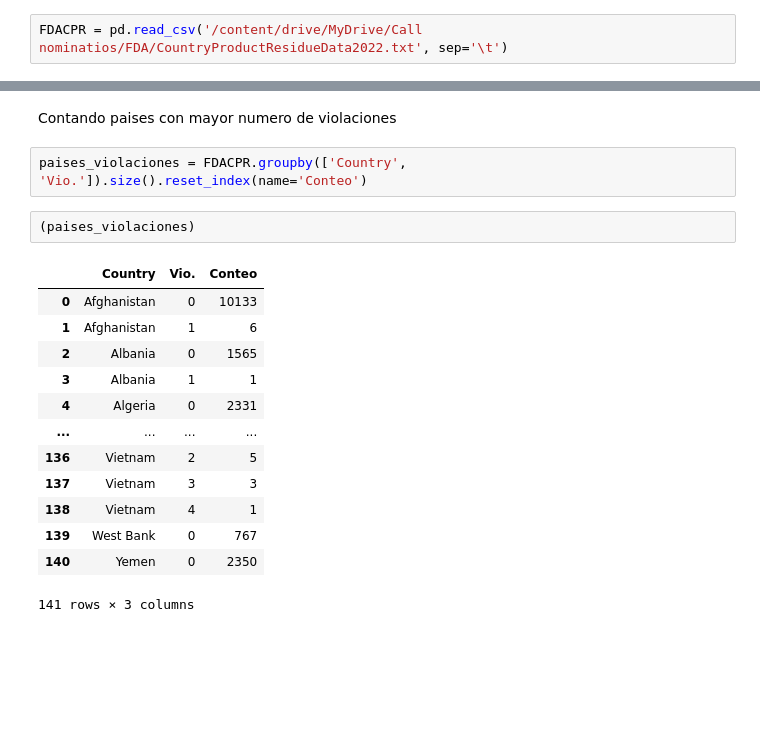
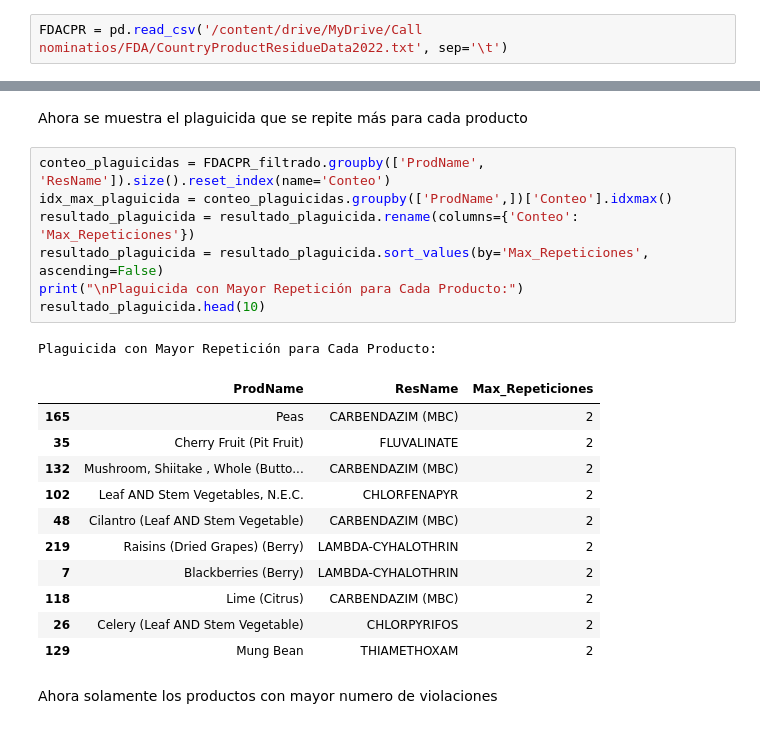
Before and after one commit to DonDairon/Analisis-de-datos, a Jupyter notebook: Call_nominations_data.ipynb, the cells around one changed output, grey strips where cells are left out. Saved outputs shown, nothing was run; the diff lists cells and outputs as text; blank space fills up the shorter version.

```diff
--- a/Call_nominations_data.ipynb
+++ b/Call_nominations_data.ipynb
@@ -65,20 +70,24 @@ FDACPR.head(10)
+# %% [markdown]
+Ahora se muestra el plaguicida que se repite más para cada producto
+# %%
+conteo_plaguicidas = FDACPR_filtrado.groupby(['ProdName', 'ResName']).size().reset_index(name='Conteo')
+idx_max_plaguicida = conteo_plaguicidas.groupby(['ProdName',])['Conteo'].idxmax()
+resultado_plaguicida = resultado_plaguicida.rename(columns={'Conteo': 'Max_Repeticiones'})
+resultado_plaguicida = resultado_plaguicida.sort_values(by='Max_Repeticiones', ascending=False)
+print("\nPlaguicida con Mayor Repetición para Cada Producto:")
+resultado_plaguicida.head(10)
+# %% [output]
+Plaguicida con Mayor Repetición para Cada Producto:
+|  | ProdName | ResName | Max_Repeticiones |
+| 165 | Peas | CARBENDAZIM (MBC) | 2 |
+| 35 | Cherry Fruit (Pit Fruit) | FLUVALINATE | 2 |
+| 132 | Mushroom, Shiitake , Whole (Butto... | CARBENDAZIM (MBC) | 2 |
+| 102 | Leaf AND Stem Vegetables, N.E.C. | CHLORFENAPYR | 2 |
+| 48 | Cilantro (Leaf AND Stem Vegetable) | CARBENDAZIM (MBC) | 2 |
+| 219 | Raisins (Dried Grapes) (Berry) | LAMBDA-CYHALOTHRIN | 2 |
+| 7 | Blackberries (Berry) | LAMBDA-CYHALOTHRIN | 2 |
+| 118 | Lime (Citrus) | CARBENDAZIM (MBC) | 2 |
+| 26 | Celery (Leaf AND Stem Vegetable) | CHLORPYRIFOS | 2 |
+| 129 | Mung Bean | THIAMETHOXAM | 2 |
 # %% [markdown]
-Contando paises con mayor numero de violaciones
+Ahora solamente los productos con mayor numero de violaciones
-# %%
-paises_violaciones = FDACPR.groupby(['Country', 'Vio.']).size().reset_index(name='Conteo')
-# %%
-(paises_violaciones)
-# %% [output]
-|  | Country | Vio. | Conteo |
-| 0 | Afghanistan | 0 | 10133 |
-| 1 | Afghanistan | 1 | 6 |
-| 2 | Albania | 0 | 1565 |
-| 3 | Albania | 1 | 1 |
-| 4 | Algeria | 0 | 2331 |
-| ... | ... | ... | ... |
-| 136 | Vietnam | 2 | 5 |
-| 137 | Vietnam | 3 | 3 |
-| 138 | Vietnam | 4 | 1 |
-| 139 | West Bank | 0 | 767 |
-| 140 | Yemen | 0 | 2350 |
-141 rows × 3 columns
```
Also changed, not shown: parts of 6 cells of this notebook.
